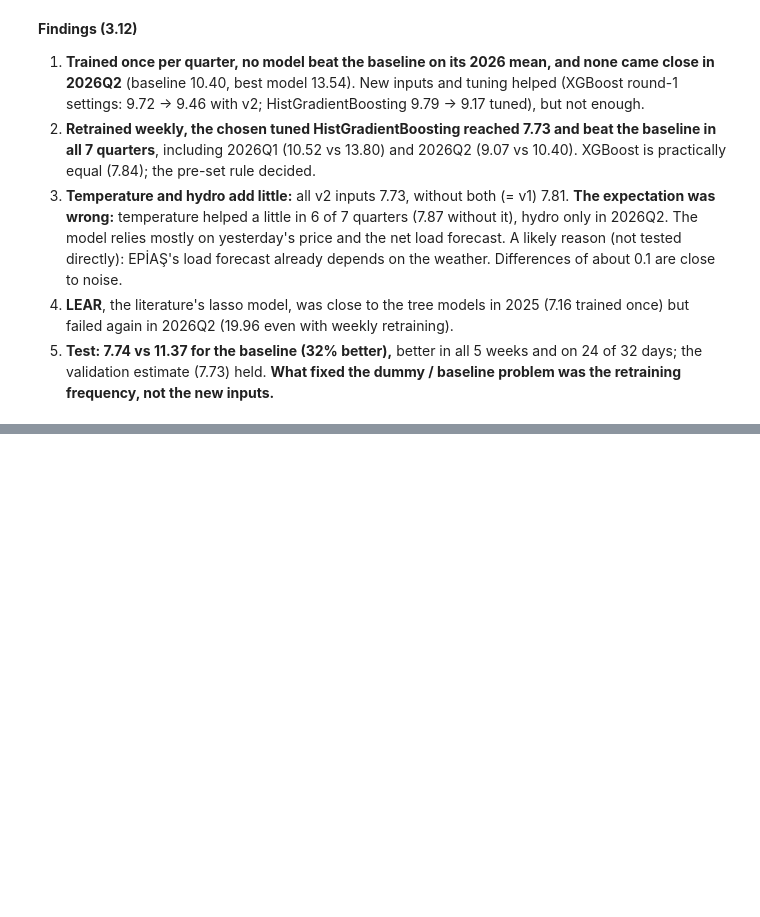
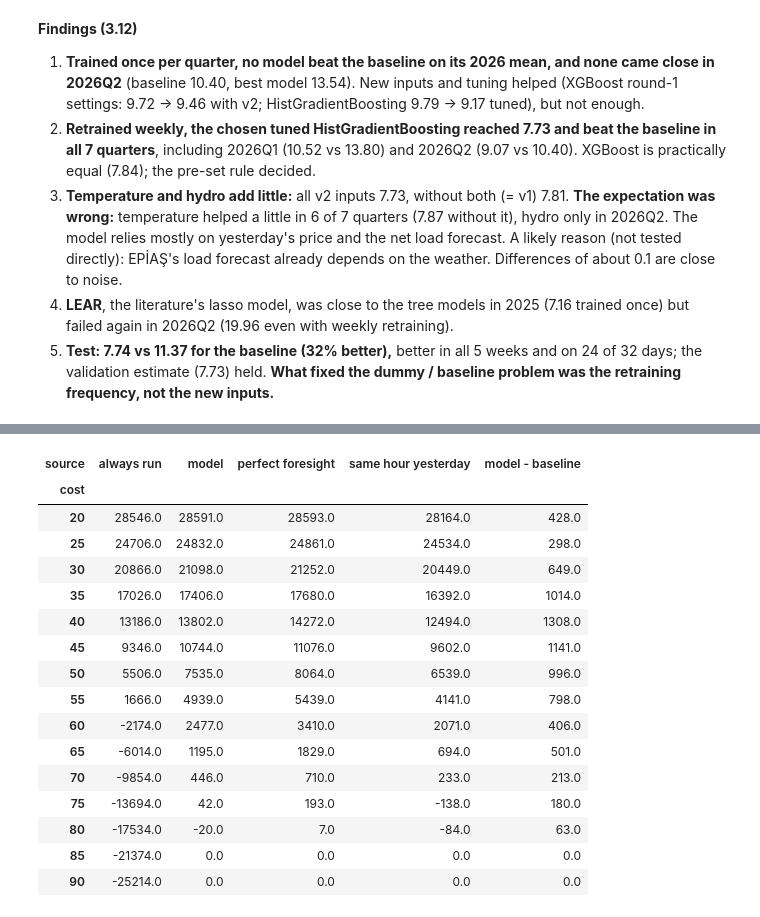
Before and after one commit to icedemirkaano/turkey-electricity-forecasting, a Jupyter notebook: notebooks/02_ptf_models.ipynb, the cells around one changed output, grey strips where cells are left out. Cells and saved outputs as stored; diff of their text form; code cells hidden in the pictures; blank space fills up the shorter version.

```diff
--- a/notebooks/02_ptf_models.ipynb
+++ b/notebooks/02_ptf_models.ipynb
@@ -847,0 +867,23 @@ pd.read_csv(ROUND2 / 'test_scores_by_week.csv', index_col='week from')
+# %%
+plant = pd.read_csv(ROUND2 / 'business' / 'plant_by_cost.csv')
+profit = plant.pivot(index='cost', columns='source', values='profit')
+profit['model - baseline'] = profit['model'] - profit['same hour yesterday']
+profit.round(0)
+# %% [output]
+| source | always run | model | perfect foresight | same hour yesterday | model - baseline |
+| cost |  |  |  |  |  |
+| 20 | 28546.0 | 28591.0 | 28593.0 | 28164.0 | 428.0 |
+| 25 | 24706.0 | 24832.0 | 24861.0 | 24534.0 | 298.0 |
+| 30 | 20866.0 | 21098.0 | 21252.0 | 20449.0 | 649.0 |
+| 35 | 17026.0 | 17406.0 | 17680.0 | 16392.0 | 1014.0 |
+| 40 | 13186.0 | 13802.0 | 14272.0 | 12494.0 | 1308.0 |
+| 45 | 9346.0 | 10744.0 | 11076.0 | 9602.0 | 1141.0 |
+| 50 | 5506.0 | 7535.0 | 8064.0 | 6539.0 | 996.0 |
+| 55 | 1666.0 | 4939.0 | 5439.0 | 4141.0 | 798.0 |
+| 60 | -2174.0 | 2477.0 | 3410.0 | 2071.0 | 406.0 |
+| 65 | -6014.0 | 1195.0 | 1829.0 | 694.0 | 501.0 |
+| 70 | -9854.0 | 446.0 | 710.0 | 233.0 | 213.0 |
+| 75 | -13694.0 | 42.0 | 193.0 | -138.0 | 180.0 |
+| 80 | -17534.0 | -20.0 | 7.0 | -84.0 | 63.0 |
+| 85 | -21374.0 | 0.0 | 0.0 | 0.0 | 0.0 |
+| 90 | -25214.0 | 0.0 | 0.0 | 0.0 | 0.0 |
```
Also changed, not shown: parts of 6 cells of this notebook, 11 other files.
